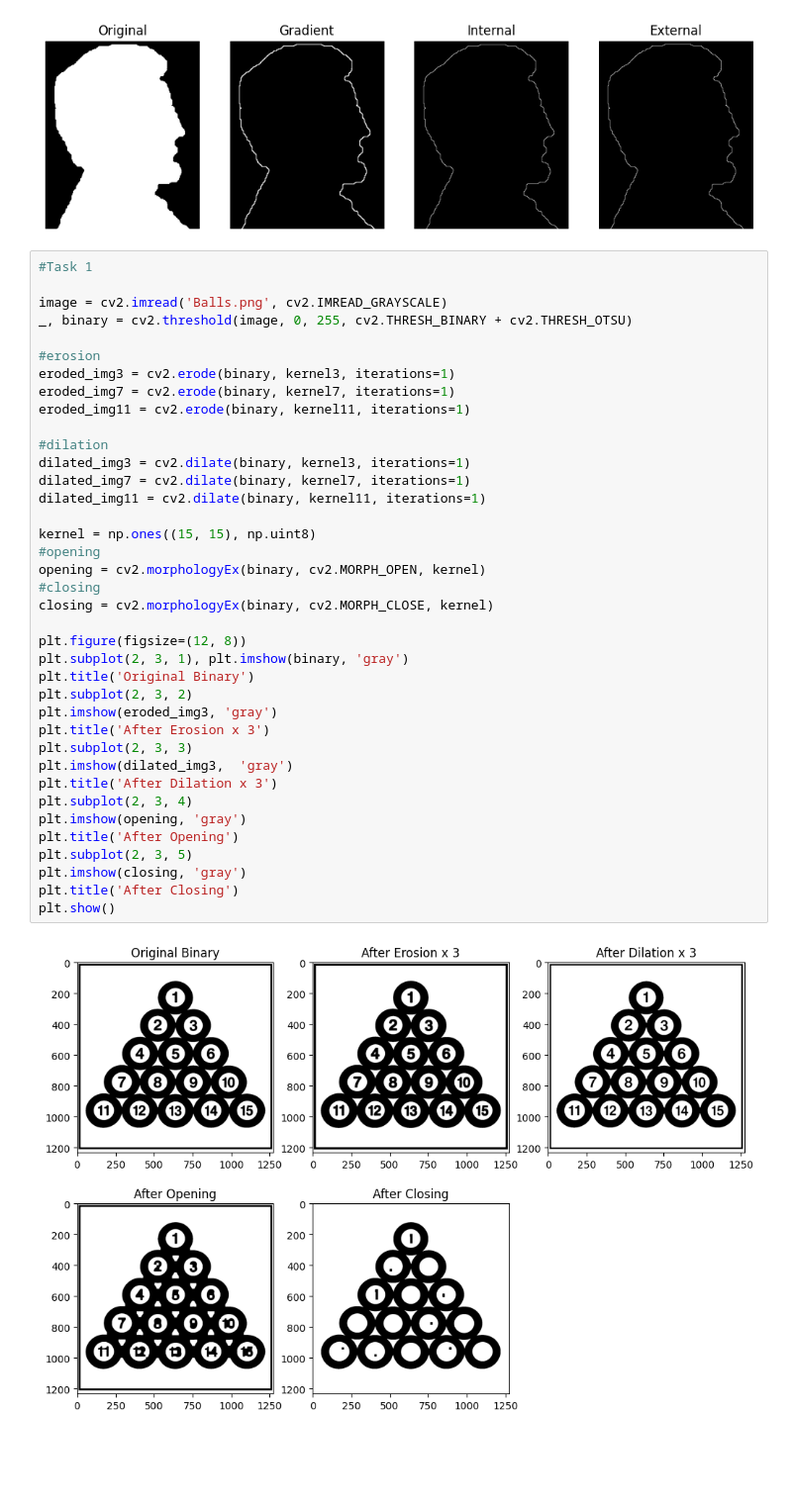
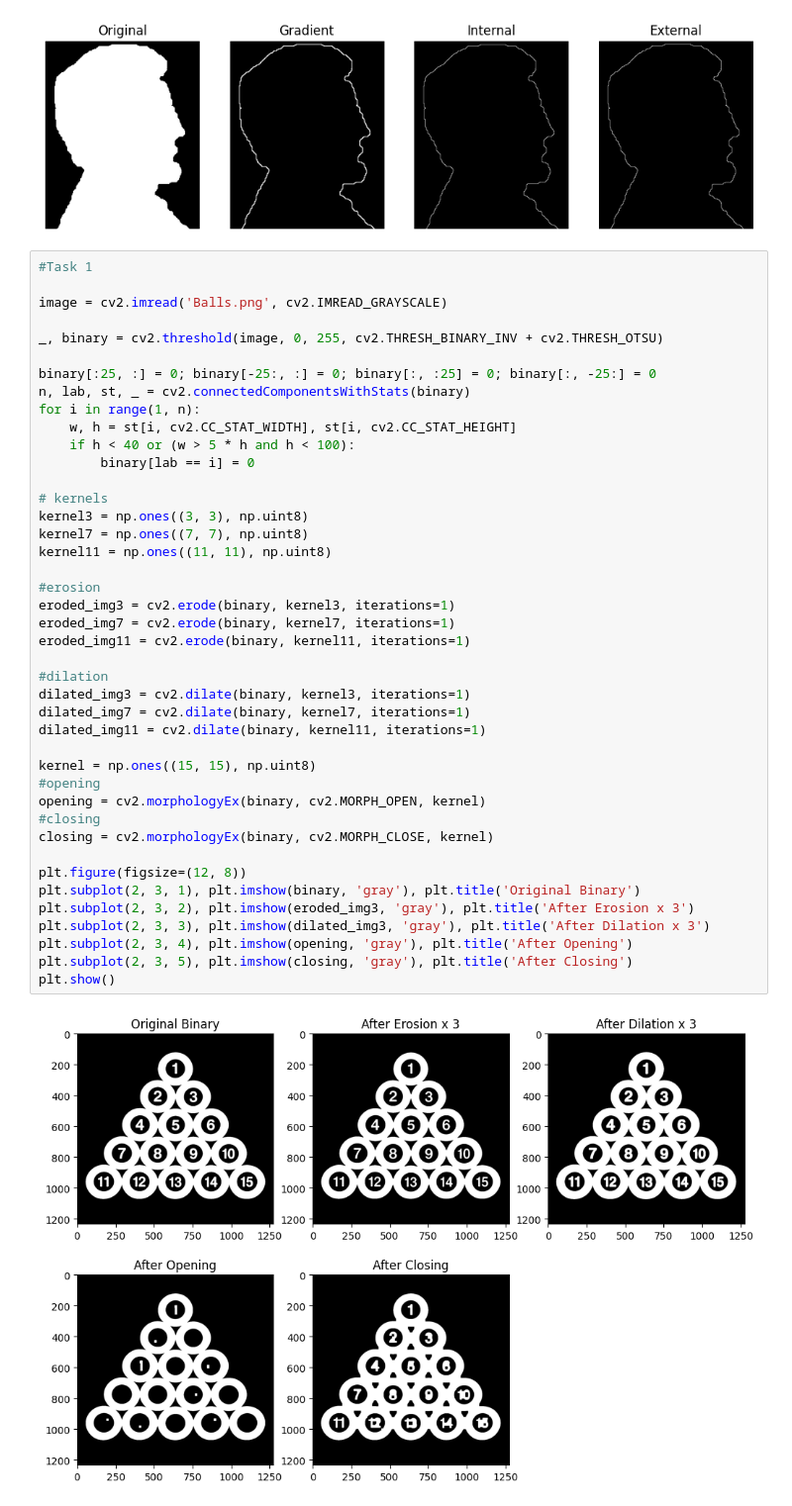
Before and after one commit to abdulaziz-alhassan/Image-processing, a Jupyter notebook: Lab 9_Morphological_Operations.ipynb, the cells around one changed output. Shown at 99% size. Cells and saved outputs as stored; diff of their text form; blank space fills up the shorter version.

```diff
--- a/Lab 9_Morphological_Operations.ipynb
+++ b/Lab 9_Morphological_Operations.ipynb
@@ -175,43 +183,47 @@ plt.show()
 # %%
 #Task 1
 
 image = cv2.imread('Balls.png', cv2.IMREAD_GRAYSCALE)
-_, binary = cv2.threshold(image, 0, 255, cv2.THRESH_BINARY + cv2.THRESH_OTSU)
+
+_, binary = cv2.threshold(image, 0, 255, cv2.THRESH_BINARY_INV + cv2.THRESH_OTSU)
+
+binary[:25, :] = 0; binary[-25:, :] = 0; binary[:, :25] = 0; binary[:, -25:] = 0
+n, lab, st, _ = cv2.connectedComponentsWithStats(binary)
+for i in range(1, n):
+    w, h = st[i, cv2.CC_STAT_WIDTH], st[i, cv2.CC_STAT_HEIGHT]
+    if h < 40 or (w > 5 * h and h < 100):
+        binary[lab == i] = 0
+
+# kernels
+kernel3 = np.ones((3, 3), np.uint8)
+kernel7 = np.ones((7, 7), np.uint8)
+kernel11 = np.ones((11, 11), np.uint8)
 
 #erosion
 eroded_img3 = cv2.erode(binary, kernel3, iterations=1)
 eroded_img7 = cv2.erode(binary, kernel7, iterations=1)
 eroded_img11 = cv2.erode(binary, kernel11, iterations=1)
 
 #dilation
 dilated_img3 = cv2.dilate(binary, kernel3, iterations=1)
 dilated_img7 = cv2.dilate(binary, kernel7, iterations=1)
 dilated_img11 = cv2.dilate(binary, kernel11, iterations=1)
 
 kernel = np.ones((15, 15), np.uint8)
 #opening
 opening = cv2.morphologyEx(binary, cv2.MORPH_OPEN, kernel)
 #closing
 closing = cv2.morphologyEx(binary, cv2.MORPH_CLOSE, kernel)
 
 plt.figure(figsize=(12, 8))
-plt.subplot(2, 3, 1), plt.imshow(binary, 'gray')
-plt.title('Original Binary')
-plt.subplot(2, 3, 2)
-plt.imshow(eroded_img3, 'gray')
-plt.title('After Erosion x 3')
-plt.subplot(2, 3, 3)
-plt.imshow(dilated_img3,  'gray')
-plt.title('After Dilation x 3')
-plt.subplot(2, 3, 4)
-plt.imshow(opening, 'gray')
-plt.title('After Opening')
-plt.subplot(2, 3, 5)
-plt.imshow(closing, 'gray')
-plt.title('After Closing')
+plt.subplot(2, 3, 1), plt.imshow(binary, 'gray'), plt.title('Original Binary')
+plt.subplot(2, 3, 2), plt.imshow(eroded_img3, 'gray'), plt.title('After Erosion x 3')
+plt.subplot(2, 3, 3), plt.imshow(dilated_img3, 'gray'), plt.title('After Dilation x 3')
+plt.subplot(2, 3, 4), plt.imshow(opening, 'gray'), plt.title('After Opening')
+plt.subplot(2, 3, 5), plt.imshow(closing, 'gray'), plt.title('After Closing')
 plt.show()
 # %% [output]
-[figure, old version]
+[figure, new version]
 # %%
 #Task2
 kernel3 = cv2.getStructuringElement(cv2.MORPH_RECT, (3, 3))
```
Also changed, not shown: parts of 10 cells of this notebook.
